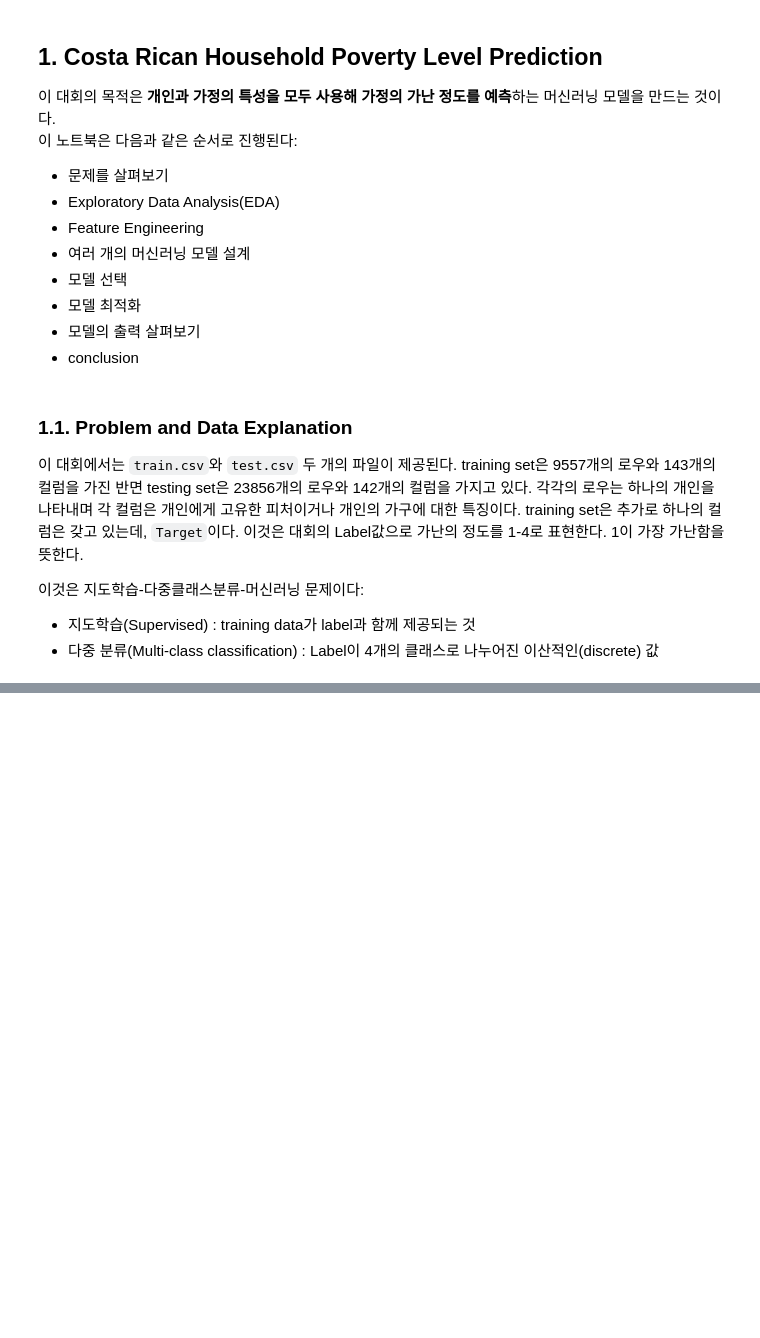
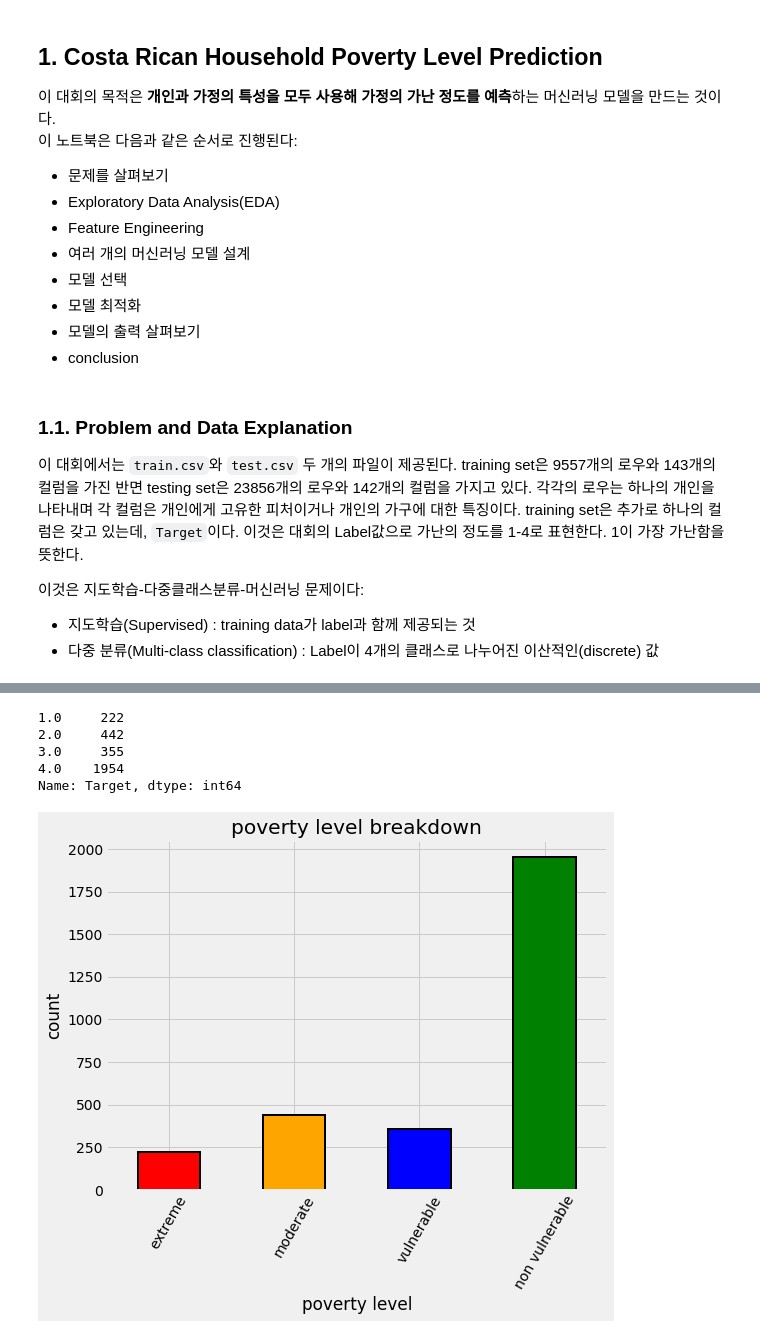
Before and after one commit to CoodingPenguin/kaggle-newbie, a Jupyter notebook: 4_costa_rican_household_poverty_level/1_a-complete-introduction-and-walkthrough_willkoehrsen/1_a-complete-introduction-and-walkthrough_willkoehrsen_2020-08-24.ipynb, the cells around one changed output, grey strips where cells are left out. Saved outputs shown, nothing was run; the diff lists cells and outputs as text; code cells hidden in the pictures; blank space fills up the shorter version.

```diff
--- a/4_costa_rican_household_poverty_level/1_a-complete-introduction-and-walkthrough_willkoehrsen/1_a-complete-introduction-and-walkthrough_willkoehrsen_2020-08-24.ipynb
+++ b/4_costa_rican_household_poverty_level/1_a-complete-introduction-and-walkthrough_willkoehrsen/1_a-complete-introduction-and-walkthrough_willkoehrsen_2020-08-24.ipynb
@@ -41,0 +259,6 @@
+# %%
+# 테스트 데이터에 Target 컬럼을 NaN값으로 추가
+test['Target'] = np.nan
+# 학습 데이터와 테스트 데이터 결합
+data = train.append(test, ignore_index=True)
+data.tail()
@@ -41,0 +277,27 @@
+# %%
+# 가장(head of household) 추출
+heads = data.loc[data['parentesco1'] == 1].copy()
+
+# 학습데이터의 라벨
+train_labels = data.loc[(data['Target'].notnull()) & (data['parentesco1'] == 1), ['Target', 'idhogar']]
+
+# Target의 값별 카운팅
+label_counts = train_labels['Target'].value_counts().sort_index()
+
+# 각 라벨 별 데이터 개수 - barplot
+label_counts.plot.bar(figsize=(8, 6), color=colors.values(),
+                     edgecolor='k', linewidth=2)
+plt.xlabel('poverty level')
+plt.ylabel('count')
+plt.xticks([x-1 for x in poverty_mapping.keys()],
+          list(poverty_mapping.values()), rotation=60)
+plt.title('poverty level breakdown')
+
+label_counts
+# %% [output]
+1.0     222
+2.0     442
+3.0     355
+4.0    1954
+Name: Target, dtype: int64
+[figure, added]
```
Also changed, not shown: parts of 281 cells of this notebook, 3 other files.
